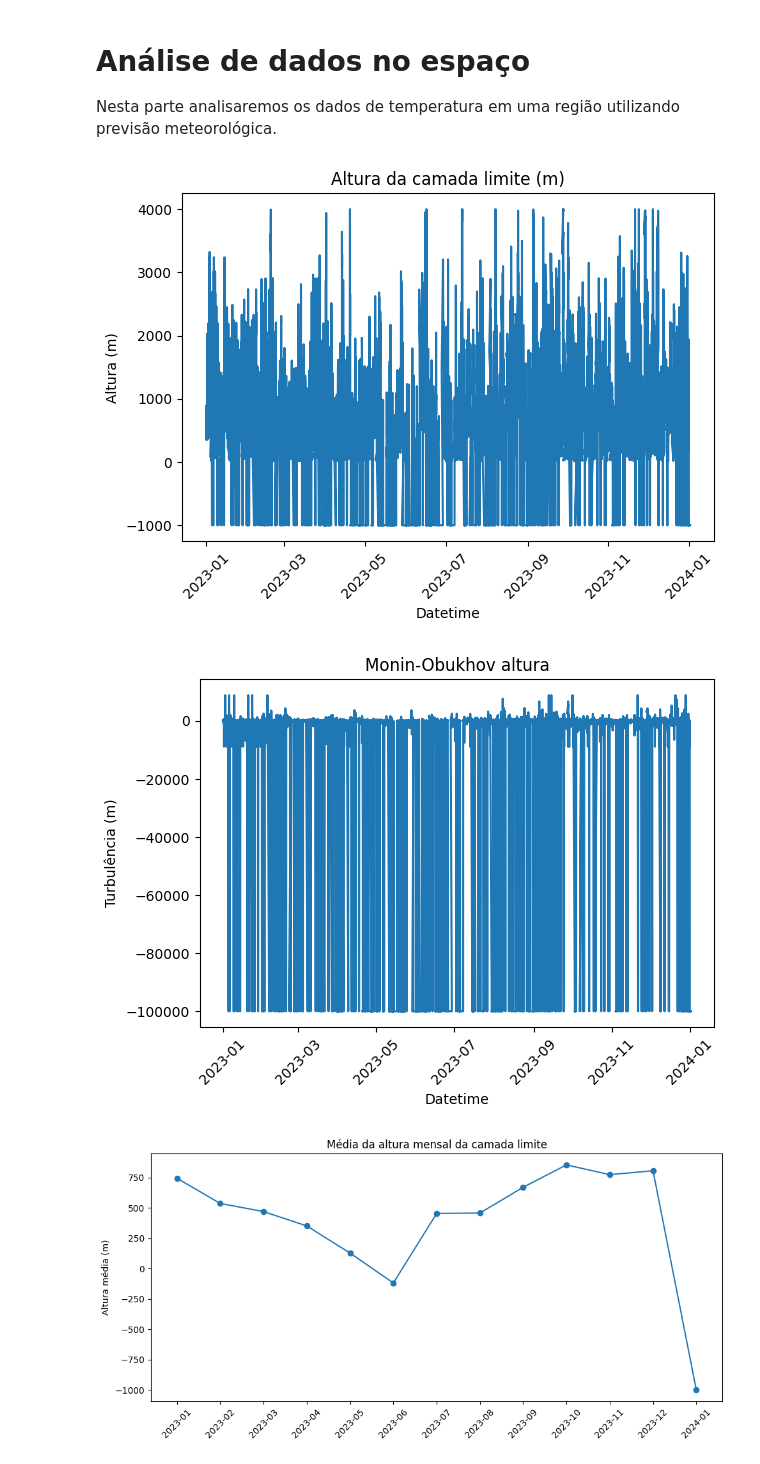
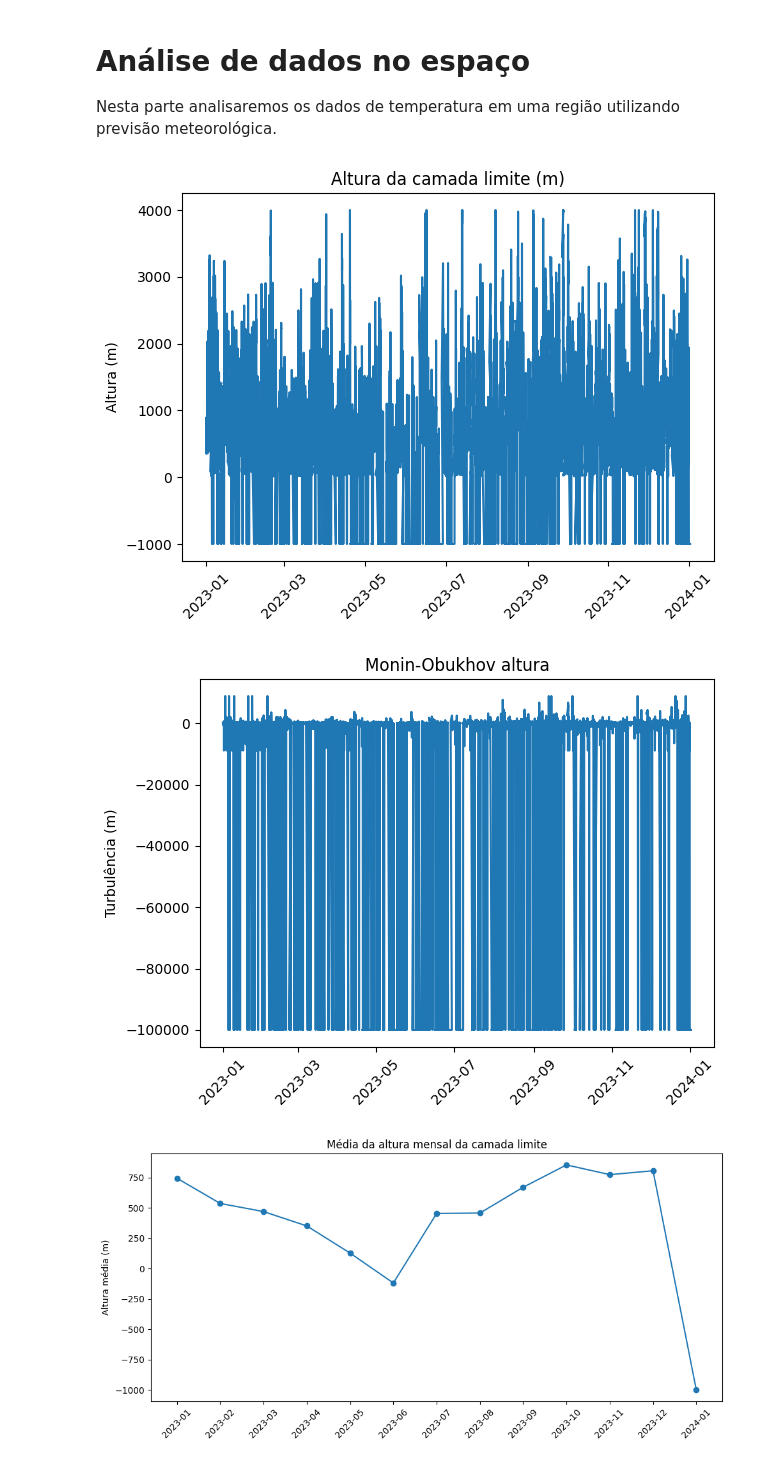
Before and after one commit to douglassilveirac/ENS5173_202401, a Jupyter notebook: pyEnv/Scripts/Atv02.ipynb, the cells around one changed output. Saved outputs shown, nothing was run; the diff lists cells and outputs as text; code cells hidden in the pictures.

```diff
--- a/pyEnv/Scripts/Atv02.ipynb
+++ b/pyEnv/Scripts/Atv02.ipynb
@@ -381,37 +428,35 @@ def convert_year(two_digit_year):
     return 2000 + two_digit_year
 
 # Substituindo hora 24 por hora 0
 def adjust_hours(hour):
     if hour == 24:
         return 0
     return hour
 
 # Extraindo os dois primeiros dígitos da coluna 'day' e convertendo para inteiro
 df['day'] = df['day'].astype(str).str.slice(0, 2).astype(int)
 
 # Criando o datetime
 df['datetime'] = pd.to_datetime(df.apply(lambda row: f"{convert_year(row['year'])}-{row['month']:02d}-{row['day']:02d} {adjust_hours(row['hour']):02d}:00", axis=1))
 
 # Plotando o gráfico da altura da camada limite
 plt.plot(df['datetime'], df['mixing_height'])
-plt.xlabel('Datetime')
 plt.ylabel('Altura (m)')
 plt.title('Altura da camada limite (m)')
 plt.xticks(rotation=45)
 plt.tight_layout()
 plt.show()
 
 # Plotando o gráfico da altura da turbulência
 plt.plot(df['datetime'], df['Monin-Obukhov'])
-plt.xlabel('Datetime')
 plt.ylabel('Turbulência (m)')
 plt.title('Monin-Obukhov altura')
 plt.xticks(rotation=45)
 plt.tight_layout()
 plt.show()
 # %% [output]
-[figure, old version]
+[figure, new version]
-[figure, old version]
+[figure, new version]
 # %%
 import pandas as pd
 import matplotlib.pyplot as plt
```
Also changed, not shown: parts of 10 cells of this notebook.
